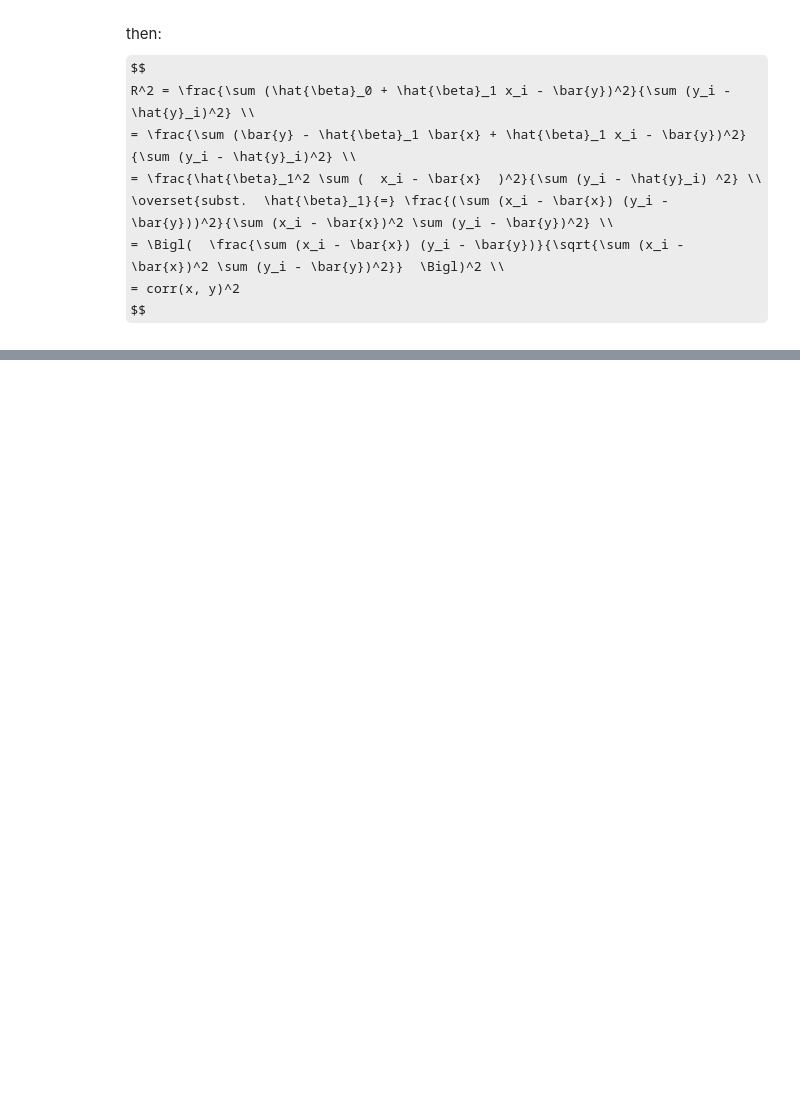
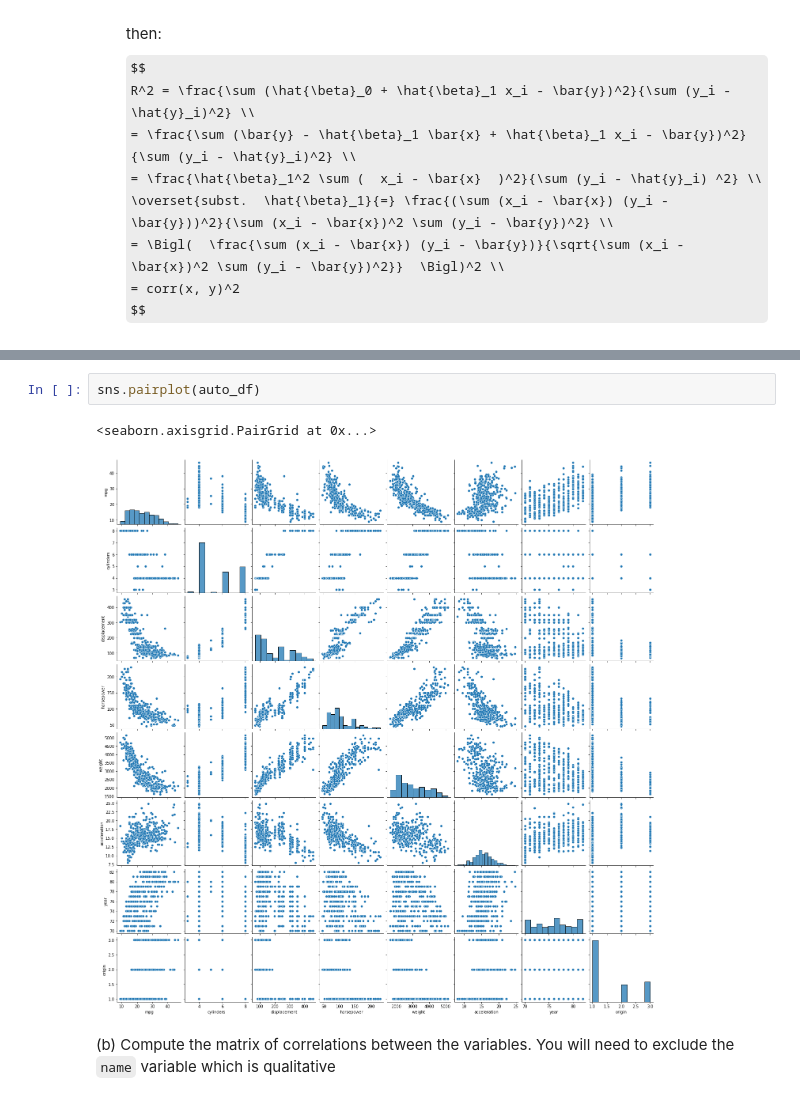
Before and after one commit to bartkowiaktomasz/introduction-to-statistical-learning-python, a Jupyter notebook: notebooks/Chapter_3.ipynb, the cells around one changed output, grey strips where cells are left out. Drawn from its saved outputs; the diff is of its cells as text; some formulas as TeX source; blank space fills up the shorter version.

```diff
--- a/notebooks/Chapter_3.ipynb
+++ b/notebooks/Chapter_3.ipynb
@@ -87,0 +191,7 @@ $$
+# %%
+sns.pairplot(auto_df)
+# %% [output]
+<seaborn.axisgrid.PairGrid at 0x...>
+[figure, added]
+# %% [markdown]
+(b) Compute the matrix of correlations between the variables. You will need to exclude the `name` variable which is qualitative
```
Also changed, not shown: parts of 28 cells of this notebook.
